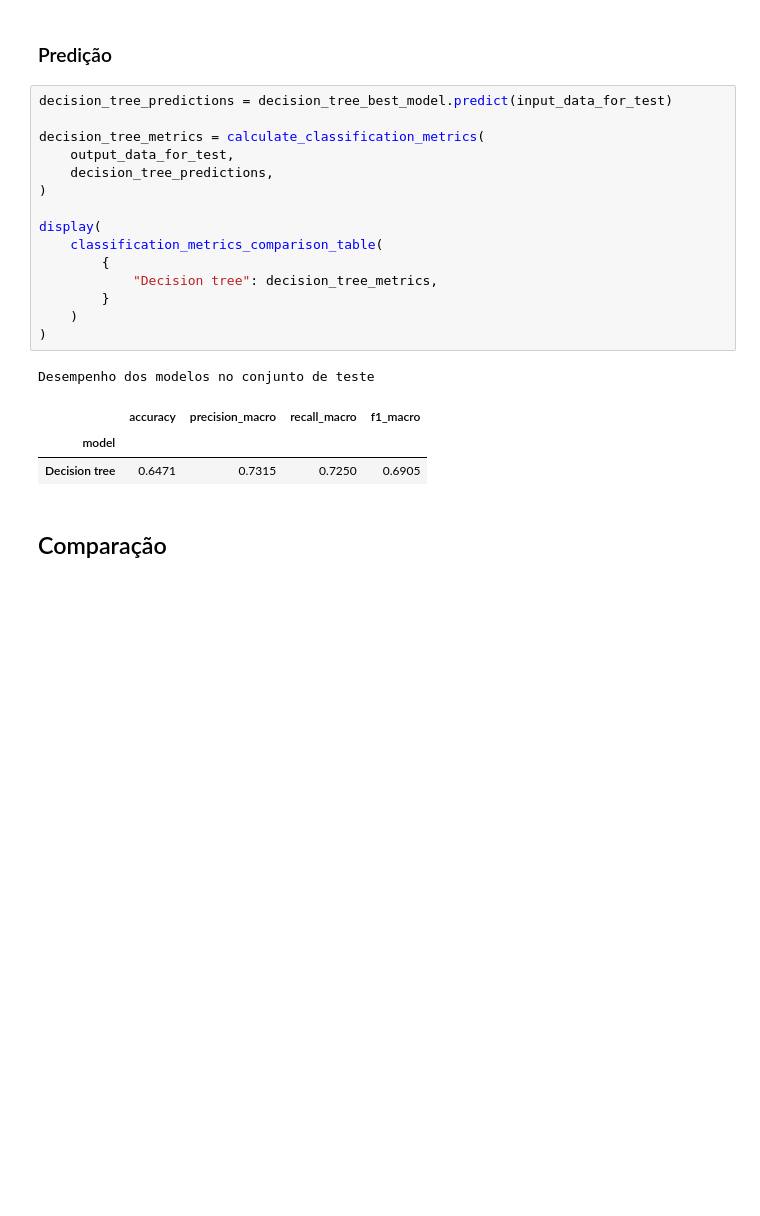
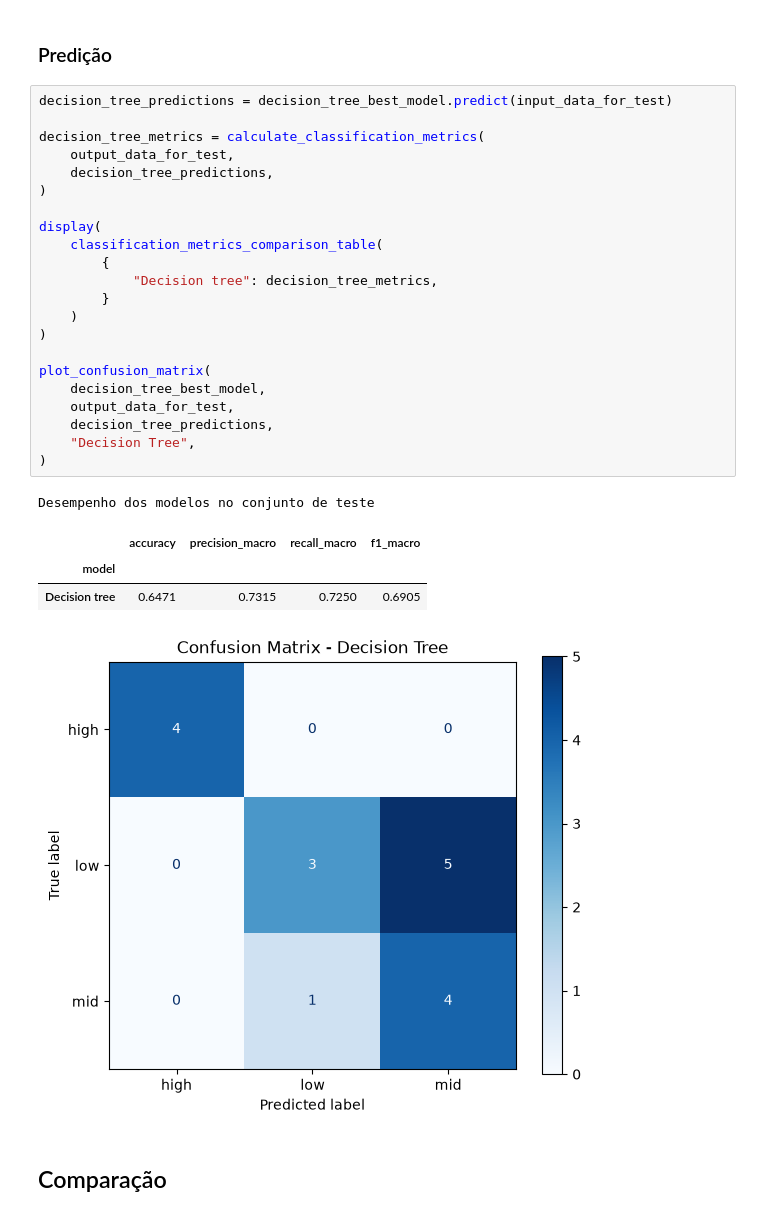
Before and after one commit to gabdumal/data_mining, a Jupyter notebook: assignment_5/main.ipynb, the cells around one changed output. Drawn from its saved outputs; the diff is of its cells as text; blank space fills up the shorter version.

```diff
--- a/assignment_5/main.ipynb
+++ b/assignment_5/main.ipynb
@@ -321,23 +330,31 @@ Melhores hiperparâmetros
 # %%
 decision_tree_predictions = decision_tree_best_model.predict(input_data_for_test)
 
 decision_tree_metrics = calculate_classification_metrics(
     output_data_for_test,
     decision_tree_predictions,
 )
 
 display(
     classification_metrics_comparison_table(
         {
             "Decision tree": decision_tree_metrics,
         }
     )
 )
+
+plot_confusion_matrix(
+    decision_tree_best_model,
+    output_data_for_test,
+    decision_tree_predictions,
+    "Decision Tree",
+)
 # %% [output]
 Desempenho dos modelos no conjunto de teste
 |  | accuracy | precision_macro | recall_macro | f1_macro |
 | model |  |  |  |  |
 | Decision tree | 0.6471 | 0.7315 | 0.7250 | 0.6905 |
+[figure, added]
 # %% [markdown]
 ## Comparação
 # %% [markdown]
```
Also changed, not shown: parts of 3 cells of this notebook, 3 other files.
